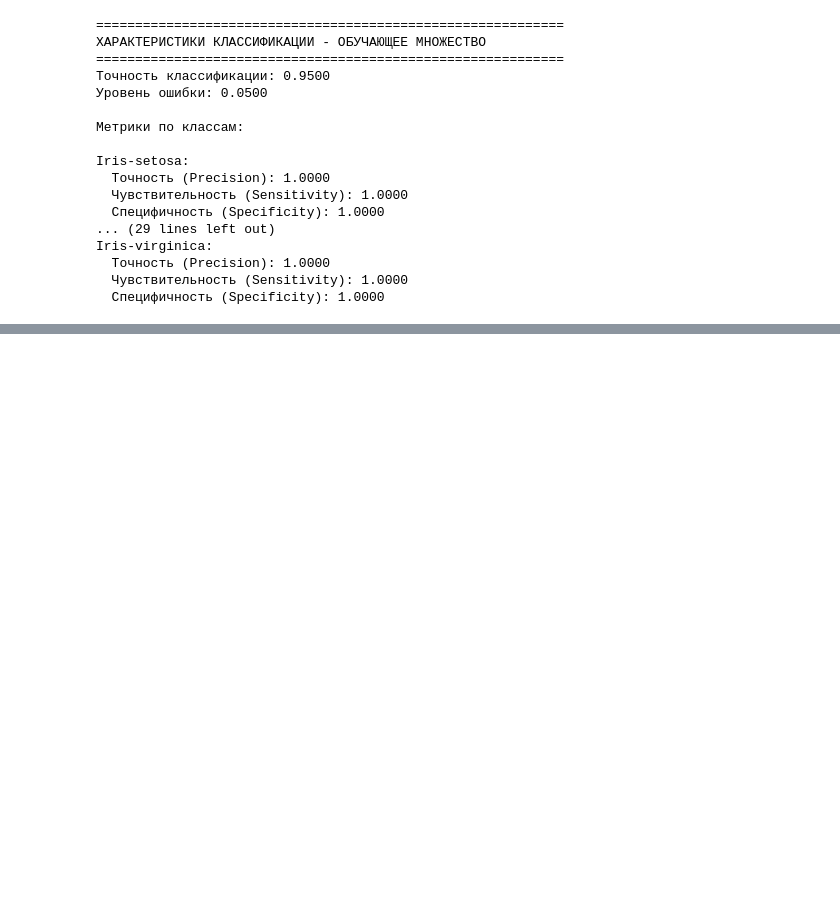
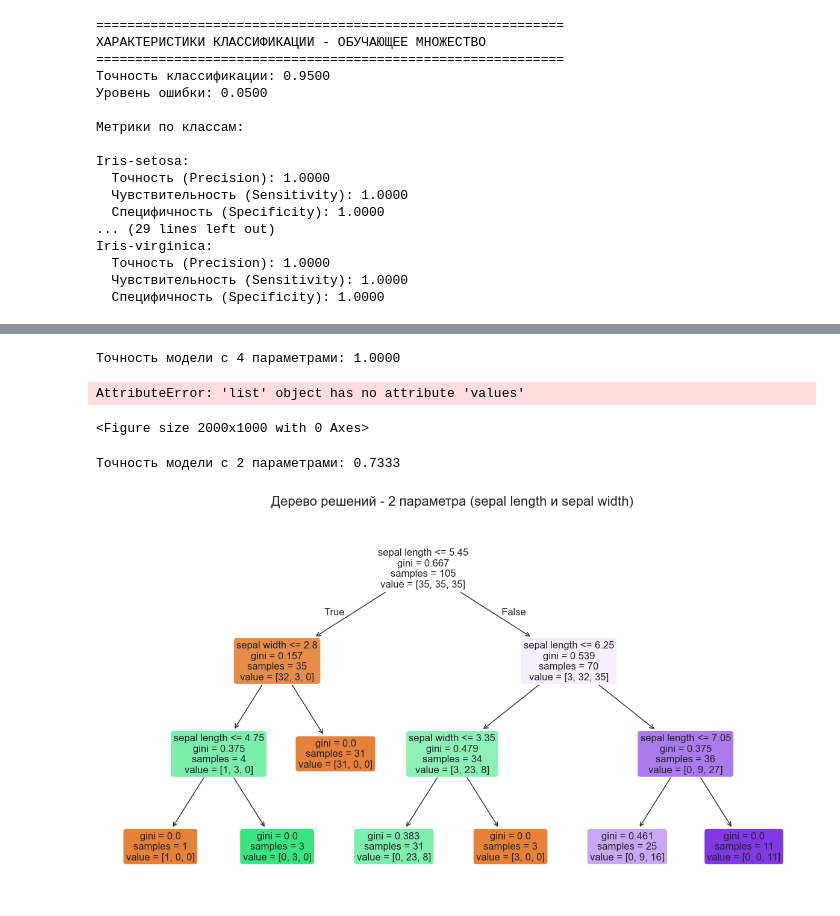
Before and after one commit to MicroMolekula/machine-learning, a Jupyter notebook: lab2/lab2.ipynb, the cells around one changed output, grey strips where cells are left out. Drawn from its saved outputs; the diff is of its cells as text; code cells hidden in the pictures; blank space fills up the shorter version.

```diff
--- a/lab2/lab2.ipynb
+++ b/lab2/lab2.ipynb
@@ -18,6 +18,7 @@ iris = fetch_ucirepo(id=53)
 X = iris.data.features
 y = iris.data.targets
 dataset = iris.data.original
+target_names = iris.target_names
 # metadata
 print(iris.metadata)
 # %% [output]
@@ -257,0 +422,67 @@ Iris-virginica:
+# %%
+# Создание и обучение модели дерева решений с 4 параметрами
+X_train, X_test, y_train, y_test = train_test_split(
+    X, np.squeeze(y_encoded), test_size=0.2, random_state=42
+)
+dt_model_4 = DecisionTreeClassifier(
+    max_depth=3,  # Ограничиваем глубину для лучшей визуализации
+    random_state=42
+)
+dt_model_4.fit(X_train, y_train)
+
+# Предсказания
+y_pred = dt_model_4.predict(X_test)
+
+# Оценка модели
+accuracy_4 = accuracy_score(y_test, y_pred)
+print(f"Точность модели с 4 параметрами: {accuracy_4:.4f}")
+# %% [output]
+Точность модели с 4 параметрами: 1.0000
+# %%
+# Графическое представление дерева с 4 параметрами
+plt.figure(figsize=(20, 10))
+plot_tree(dt_model_4,
+          feature_names=['petal length', 'petal width','sepal length', 'sepal width'],
+          class_names=target_names,
+          filled=True,
+          rounded=True,
+          fontsize=12)
+plt.title('Дерево решений - 4 параметра (все признаки)', fontsize=16, pad=20)
+plt.show()
+# %% [output]
+AttributeError: 'list' object has no attribute 'values'
+<Figure size 2000x1000 with 0 Axes>
+# %%
+# Разделение данных
+X_train_2, X_test_2, y_train_2, y_test_2 = train_test_split(
+    X_new, y, test_size=0.3, random_state=42, stratify=y
+)
+
+# Создание и обучение модели дерева решений с 2 параметрами
+dt_model_2 = DecisionTreeClassifier(
+    max_depth=3,
+    random_state=42
+)
+dt_model_2.fit(X_train_2, y_train_2)
+
+# Предсказания
+y_pred_2 = dt_model_2.predict(X_test_2)
+
+# Оценка модели
+accuracy_2 = accuracy_score(y_test_2, y_pred_2)
+print(f"Точность модели с 2 параметрами: {accuracy_2:.4f}")
+# %% [output]
+Точность модели с 2 параметрами: 0.7333
+# %%
+# Графическое представление дерева с 2 параметрами
+plt.figure(figsize=(15, 8))
+plot_tree(dt_model_2,
+          feature_names=['sepal length', 'sepal width'],
+          class_names=target_names,
+          filled=True,
+          rounded=True,
+          fontsize=12)
+plt.title('Дерево решений - 2 параметра (sepal length и sepal width)', fontsize=16, pad=20)
+plt.show()
+# %% [output]
+[figure, added]
```
Also changed, not shown: parts of 17 cells of this notebook.
